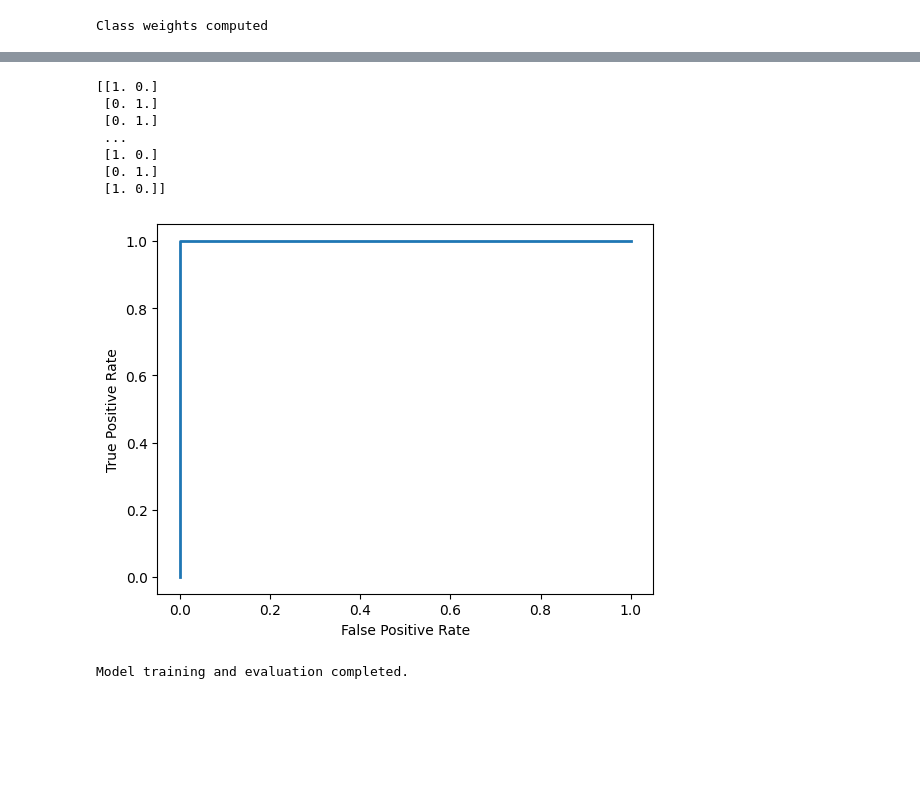
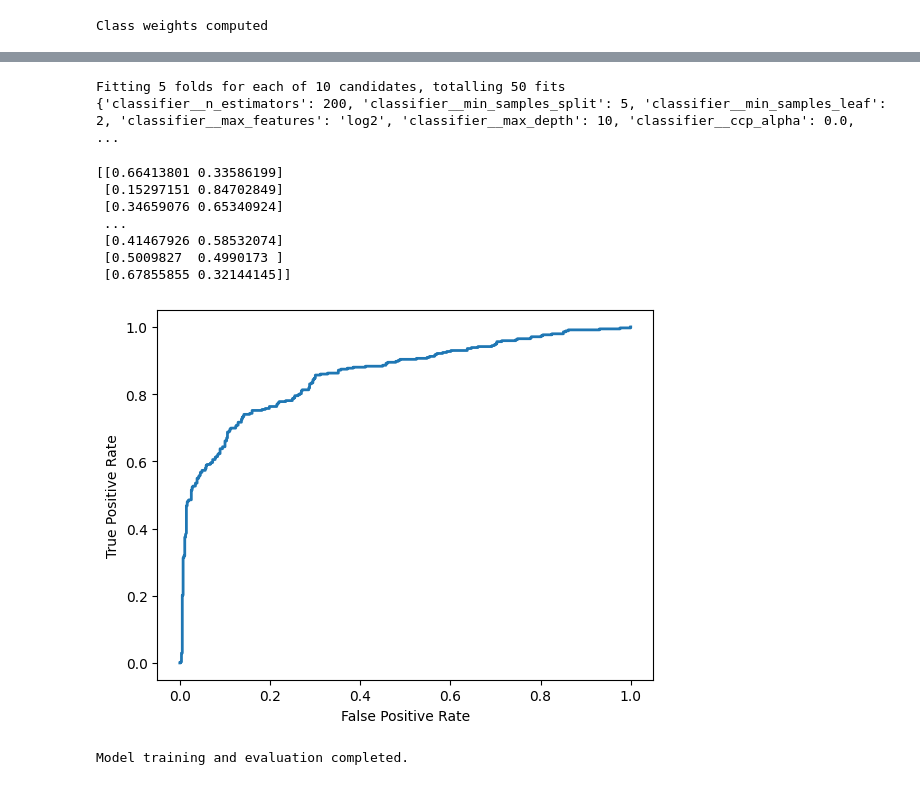
Before and after one commit to SiL3nTL00p/kaggle_models, a Jupyter notebook: titanic_problem/titanic_problem.ipynb, the cells around one changed output, grey strips where cells are left out. Saved outputs shown, nothing was run; the diff lists cells and outputs as text; code cells hidden in the pictures; blank space fills up the shorter version.

Commit message:
problem of scores being 1 solved

```diff
--- a/titanic_problem/titanic_problem.ipynb
+++ b/titanic_problem/titanic_problem.ipynb
@@ -7,11 +7,12 @@ def read_csv (path):
     return train_data
 
 train_data =  read_csv('train.csv')
-train_data_num = train_data.drop(columns=['Name', 'Sex', 'Ticket', 'Cabin', 'Embarked'])
+train_data_num = train_data.drop(columns=['Name', 'Sex', 'Ticket', 'Cabin', 'Embarked','Survived'])
 train_data_text = train_data.drop(columns=['PassengerId', 'Survived', 'Pclass', 'Age', 'SibSp', 'Parch', 'Fare'])
 train_data_target = train_data['Survived']
 corr_matrix = train_data_num.corr()
-
+training_data = train_data.drop(["Survived"], axis=1)
 train_data_num.hist(figsize=(10, 10), bins=30)
 plt.show()
 print("Data frame splitting completed.")
+training_data.head()
@@ -32,7 +42,7 @@ num_pipeline = Pipeline([
 
 text_pipeline = Pipeline([
     ('impute_text', SimpleImputer(missing_values=np.nan, strategy='most_frequent')),
-    ('ordinal_encoder', OrdinalEncoder())
+    ('ordinal_encoder', OrdinalEncoder(handle_unknown='use_encoded_value', unknown_value=-1)),
 ])
 
 pre_processor = ColumnTransformer(
@@ -42,7 +52,6 @@ pre_processor = ColumnTransformer(
     ],
 )
 
-train_data_prepared = pre_processor.fit_transform(train_data)
 print("Data preprocessing completed.")
 # %% [output]
 Data preprocessing completed.
@@ -67,21 +76,23 @@ sgd_clf = SGDClassifier(random_state=42,loss="hinge",penalty="l2",max_iter=1000,
                         alpha=0.00001, learning_rate="optimal", eta0=0.0, power_t=0.5,
                         early_stopping=True,)
 
-svm_poly = SVC(kernel="rbf", C=1.0, gamma='scale', probability=True,random_state=42)
+svm_clf = SVC(kernel="rbf", C=1.0, gamma='scale', probability=True,random_state=42)
 
-rf_clf = RandomForestClassifier(n_estimators=1, max_depth=None,
-                                min_samples_split=2, min_samples_leaf=1,
-                                max_features='sqrt', bootstrap=True)
+rf_clf = RandomForestClassifier(n_estimators=200, max_depth=5,
+                                min_samples_split=10, min_samples_leaf=2,
+                                max_features='log2', bootstrap=True,ccp_alpha=0.01,
+                                class_weight=class_weight_dict, random_state=42)
 
 dt_clf = DecisionTreeClassifier(random_state=42,max_depth=None, min_samples_split=2,criterion='log_loss',
                                 splitter='best', min_samples_leaf=1,class_weight=class_weight_dict)
 
+model_pipeline = Pipeline([('preprocessor', pre_processor),('classifier', rf_clf)])
 
 scoring = {'accuracy': 'accuracy','precision': make_scorer(precision_score, zero_division=0),
            'recall': make_scorer(recall_score, zero_division=0),'f1': make_scorer(f1_score, zero_division=0)}
 
-scores = cross_validate(dt_clf,train_data_prepared,train_data_target,scoring=scoring,
-                         cv=20,)
+scores = cross_validate(model_pipeline,training_data,train_data_target,scoring=scoring,
+                         cv=20,error_score='raise',n_jobs=-1,verbose=1)
 scores_list = pd.DataFrame(scores)
 print(scores_list)
 scores_list.mean(axis=0)
@@ -88,25 +126,45 @@ scores_list.mean(axis=0)
+# %%
+from sklearn.model_selection import RandomizedSearchCV
+
+param_dict = {
+    'classifier__n_estimators': [100, 200, 500],
+    'classifier__max_depth': [5, 10, 15, None],
+    'classifier__min_samples_split': [2, 5, 10],
+    'classifier__min_samples_leaf': [1, 2, 4],
+    'classifier__max_features': ['sqrt', 'log2', 0.3],
+    'classifier__ccp_alpha': [0.0, 0.01, 0.1],
+    'classifier__bootstrap': [True, False]
+}
+# Perform RandomizedSearchCV with SVC-specific parameters
+random_search = RandomizedSearchCV(estimator=model_pipeline, param_distributions=param_dict, n_iter=10,
+                                   scoring='accuracy', cv=5, verbose=1, random_state=42, n_jobs=-1)
+random_search.fit(training_data, train_data_target)
+print(random_search.best_params_, random_search.best_score_)
+# %% [output]
+Fitting 5 folds for each of 10 candidates, totalling 50 fits
+{'classifier__n_estimators': 200, 'classifier__min_samples_split': 5, 'classifier__min_samples_leaf': 2, 'classifier__max_features': 'log2', 'classifier__max_depth': 10, 'classifier__ccp_alpha': 0.0,  ...
 # %%
 from sklearn.model_selection import cross_val_predict
 
-prd_scores = cross_val_predict(dt_clf, train_data_prepared, train_data_target, cv=20,method='predict_proba')
+prd_scores = cross_val_predict(model_pipeline, train_data ,train_data_target, cv=20,method='predict_proba')
 print(prd_scores)
 fpr, tpr, thresholds = roc_curve(train_data_target, prd_scores[:, 1])
 
 def plot_roc_curve(fpr, tpr, label=None):
     plt.plot(fpr, tpr, label=label, linewidth=2)
     plt.xlabel('False Positive Rate')
     plt.ylabel('True Positive Rate')
     plt.show()
 
 plot_roc_curve(fpr, tpr, label='ROC Curve')
 print("Model training and evaluation completed.")
 # %% [output]
-[[1. 0.]
- [0. 1.]
- [0. 1.]
+[[0.66413801 0.33586199]
+ [0.15297151 0.84702849]
+ [0.34659076 0.65340924]
  ...
- [1. 0.]
- [0. 1.]
- [1. 0.]]
+ [0.41467926 0.58532074]
+ [0.5009827  0.4990173 ]
+ [0.67855855 0.32144145]]
-[figure, old version]
+[figure, new version]
 Model training and evaluation completed.
```
Also changed, not shown: parts of 2 cells of this notebook.
